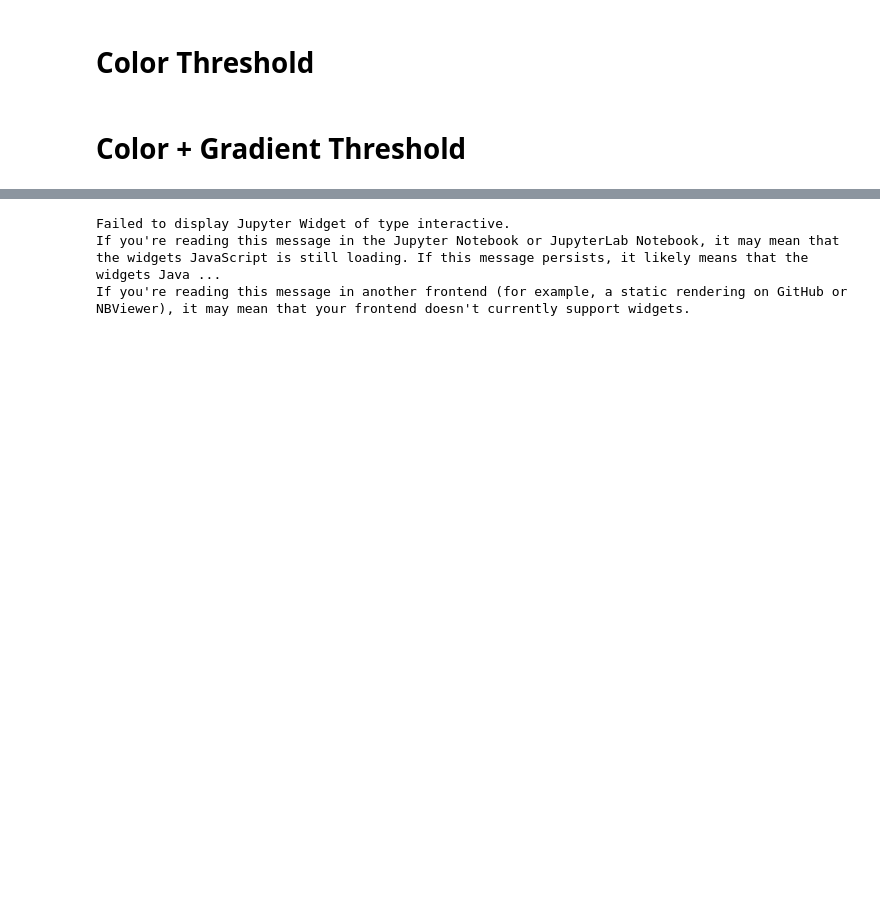
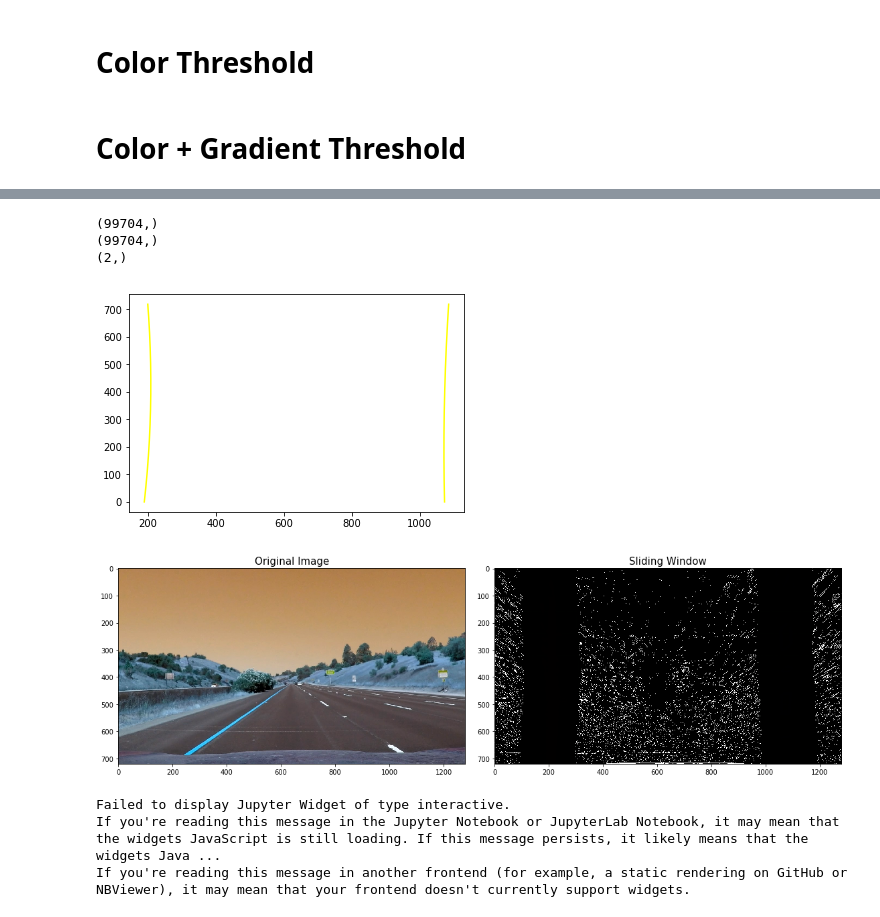
Before and after one commit to samiriff/Advanced-Lane-Line-Detection, a Jupyter notebook: P2.ipynb, the cells around one changed output, grey strips where cells are left out. Cells and saved outputs as stored; diff of their text form; code cells hidden in the pictures; blank space fills up the shorter version.

```diff
--- a/P2.ipynb
+++ b/P2.ipynb
@@ -542,3 +710,43 @@ combined_color_gradient_thresholding(image_name)
+# %%
+def pipeline(img):
+    original_image, warped_image = corners_unwarp_lane(img, mtx, dist, overlay_line_markings=False)
+    # plot_warped_images(original_image, warped_image)
+
+    gradx, grady, mag_binary, dir_binary, combined_gradient_thresholds = gradient_thresholding(warped_image)
+    # plot_threshold_gradient(img, gradx, grady, mag_binary, dir_binary, combined_gradient_thresholds)
+
+    h_channel, l_channel, s_channel, combined_color_thresholds = color_thresholding(warped_image)
+    # plot_threshold_color(img, h_channel, l_channel, s_channel, combined_color_thresholds)
+
+    warp_and_threshold_result = combined_color_gradient_thresholding(warped_image, combined_gradient_thresholds, combined_color_thresholds)
+    # plt.imshow(warp_and_threshold_result)
+
+    sliding_window_result = fit_polynomial(warp_and_threshold_result)
+    # plt.imshow(sliding_window_result)
+
+    return sliding_window_result
+# %%
+def plot_sliding_window_result(original_img, result_img):
+    # Plot the result
+    f, ax = plt.subplots(1, 2, figsize=(15, 9))
+    f.tight_layout()
+    print(ax.shape)
+
+    plot_img_on_ax(ax[0], original_img, 'Original Image')
+    plot_img_on_ax(ax[1], result_img, 'Sliding Window')
+
+    plt.subplots_adjust(left=0., right=1, top=0.9, bottom=0.)
+# %%
+image_name = './test_images/straight_lines1.jpg'
+img = cv2.imread(image_name)
+result = pipeline(img)
+plot_sliding_window_result(img, result)
+# %% [output]
+(99704,)
+(99704,)
+(2,)
+[figure, added]
+[figure, added]
 # %%
 def f(x):
     return x
```
Also changed, not shown: parts of 25 cells of this notebook, 2 other files.
